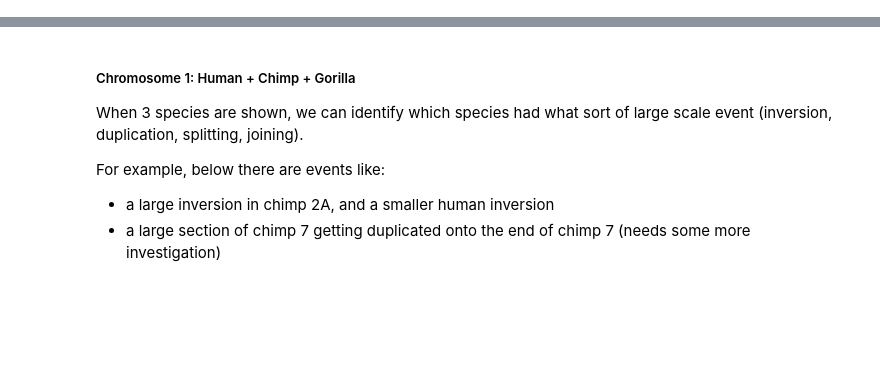
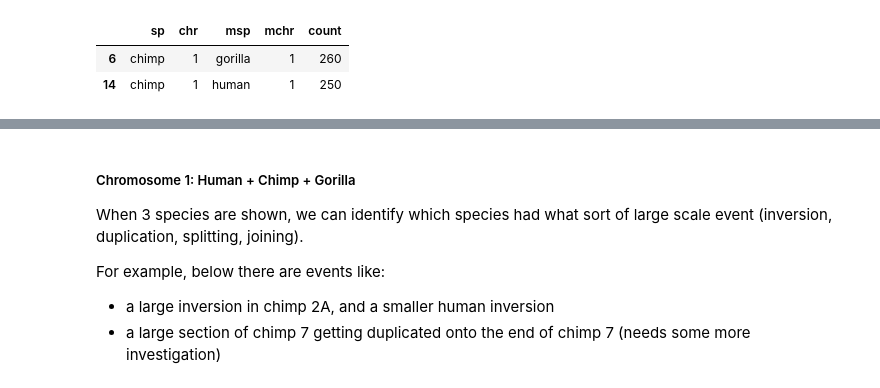
Before and after one commit to jojolosangeles/genome_compare, a Jupyter notebook: genome_compare.ipynb, the cells around one changed output, grey strips where cells are left out. Saved outputs shown, nothing was run; the diff lists cells and outputs as text; code cells hidden in the pictures; blank space fills up the shorter version.

```diff
--- a/genome_compare.ipynb
+++ b/genome_compare.ipynb
@@ -61,0 +49,10 @@ def render_csv(csvFile):
+# %%
+df = pd.read_csv('data/generated_csv/cgh_1000000/data.csv', names=['sp', 'chr', 'loc', 'score', 'msp', 'mchr', 'mloc', 'orient'])
+chrdf = df.groupby(['sp','chr', 'msp', 'mchr']).size().reset_index().rename(columns={0:'count'})
+# only show the corresponding matches if there seems to be as much as 50M bp correspondence in the data
+df50 = chrdf[ chrdf['count'] > 50 ]
+df50
+# %% [output]
+|  | sp | chr | msp | mchr | count |
+| 6 | chimp | 1 | gorilla | 1 | 260 |
+| 14 | chimp | 1 | human | 1 | 250 |
```
Also changed, not shown: parts of 12 cells of this notebook, 6 other files.
